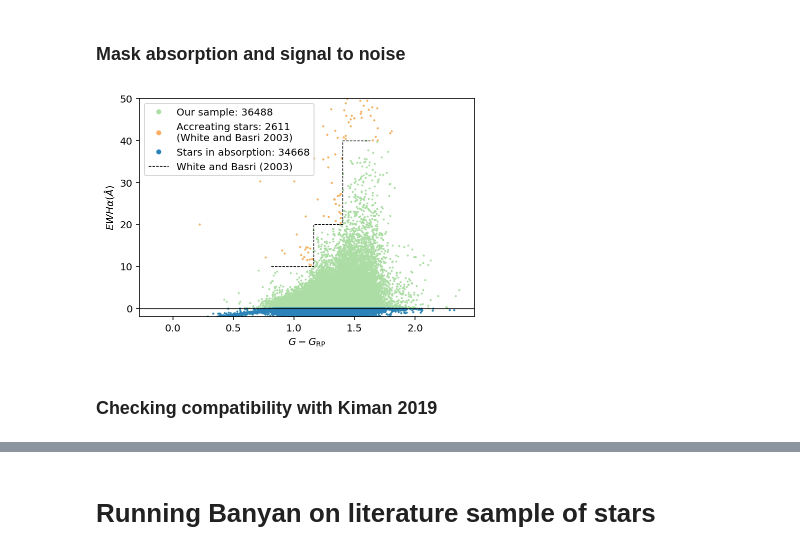
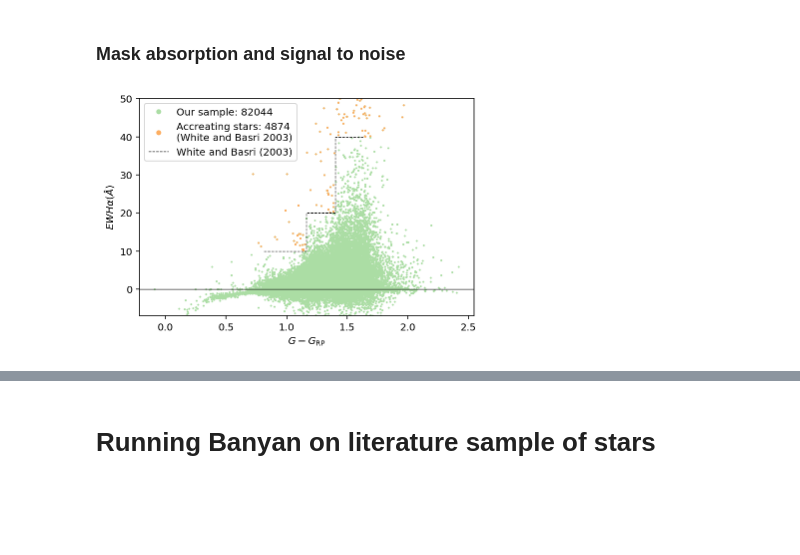
Before and after one commit to rkiman/M-dwarfs-Age-Activity-Relation, a Jupyter notebook: CleanLiteratureSearchSample.ipynb, the cells around one changed output, grey strips where cells are left out. Saved outputs shown, nothing was run; the diff lists cells and outputs as text; code cells hidden in the pictures; blank space fills up the shorter version.

```diff
--- a/CleanLiteratureSearchSample.ipynb
+++ b/CleanLiteratureSearchSample.ipynb
@@ -11,7 +11,7 @@ import astropy.units as u
 import random
 %config InlineBackend.figure_format = 'retina'
 # %%
-mg_literature = Table.read('Catalogs/mactivity_movinggroups_gaia.fits')
+literature_search = Table.read('Catalogs/literature_search_compatible_gaia.fits')
 # %%
 mg_ref = Table.read('Catalogs/moving_groups_ref.csv',format='csv')
 source_ref_table = Table.read('Catalogs/source_ref.csv',format='csv')
@@ -46,7 +46,7 @@ def def_mask_acc(color,ewha):
         return False
 # %%
 mask_acc = []
-for x,y in zip(mg_literature['phot_g_mean_mag']-mg_literature['phot_rp_mean_mag'],mg_literature['ewha']):
+for x,y in zip(literature_search['phot_g_mean_mag']-literature_search['phot_rp_mean_mag'],literature_search['ewha']):
     mask_acc.append(def_mask_acc(x,y))
 mask_acc = np.array(mask_acc)
 # %% [markdown]
@@ -58,29 +57,27 @@ mask_snr_ha = mg_literature['ewha']/mg_literature['ewha_error'] > 2
 # %%
 N = 10
 linewidth = 0.7
 x1 = np.linspace(spt_to_g_rp(-.7),spt_to_g_rp(2.7),N)
 y1 = np.ones(N)*10
 x2 = np.linspace(spt_to_g_rp(2.7),spt_to_g_rp(5.7),N)
 y2 = np.ones(N)*20
 x3 = np.linspace(spt_to_g_rp(5.7),spt_to_g_rp(10),N)
 y3 = np.ones(N)*40
-plt.plot(mg_literature['phot_g_mean_mag']-mg_literature['phot_rp_mean_mag'],mg_literature['ewha'],
-         '.',markersize=2,color='#abdda4',label='Our sample: {}'.format(len(mg_literature['phot_rp_mean_mag'][mask_acc*mask_abs])))
-plt.plot(mg_literature['phot_g_mean_mag'][~mask_acc]-mg_literature['phot_rp_mean_mag'][~mask_acc],mg_literature['ewha'][~mask_acc],
-         '.',markersize=2,label='Accreating stars: {}\n(White and Basri 2003)'.format(len(mg_literature['phot_rp_mean_mag'][~mask_acc]))
+plt.plot(literature_search['phot_g_mean_mag']-literature_search['phot_rp_mean_mag'],literature_search['ewha'],
+         '.',markersize=2,color='#abdda4',label='Our sample: {}'.format(len(literature_search['phot_rp_mean_mag'][mask_acc])))
+plt.plot(literature_search['phot_g_mean_mag'][~mask_acc]-literature_search['phot_rp_mean_mag'][~mask_acc],literature_search['ewha'][~mask_acc],
+         '.',markersize=2,label='Accreating stars: {}\n(White and Basri 2003)'.format(len(literature_search['phot_rp_mean_mag'][~mask_acc]))
          ,color='#fdae61')
-plt.plot(mg_literature['phot_g_mean_mag'][~mask_abs]-mg_literature['phot_rp_mean_mag'][~mask_abs],mg_literature['ewha'][~mask_abs],
-         '.',markersize=2,label='Stars in absorption: {}'.format(len(mg_literature['phot_g_mean_mag'][~mask_abs])),
-         color='#2b83ba')
+#plt.plot(literature_search['phot_g_mean_mag'][~mask_abs]-literature_search['phot_rp_mean_mag'][~mask_abs],literature_search['ewha'][~mask_abs],
+#         '.',markersize=2,label='Stars in absorption: {}'.format(len(literature_search['phot_g_mean_mag'][~mask_abs])),
+#         color='#2b83ba')
 plt.plot(np.concatenate((x1,x2,x3)),np.concatenate((y1,y2,y3)),'--k',linewidth=linewidth,
          label='White and Basri (2003)')
 plt.axhline(y=0,color='k',linewidth=linewidth)
-plt.ylim(-2,50)
+plt.ylim(-7,50)
 plt.legend(markerscale=4)
 plt.xlabel(r'$G-G_{\rm RP}$')
 plt.ylabel(r'$EWH\alpha (\AA)$')
 plt.savefig('Figures/limits_halpha.png',dpi=300)
 # %% [output]
-[figure, old version]
+[figure, new version]
-# %% [markdown]
-### Checking compatibility with Kiman 2019
```
Also changed, not shown: parts of 38 cells of this notebook.
